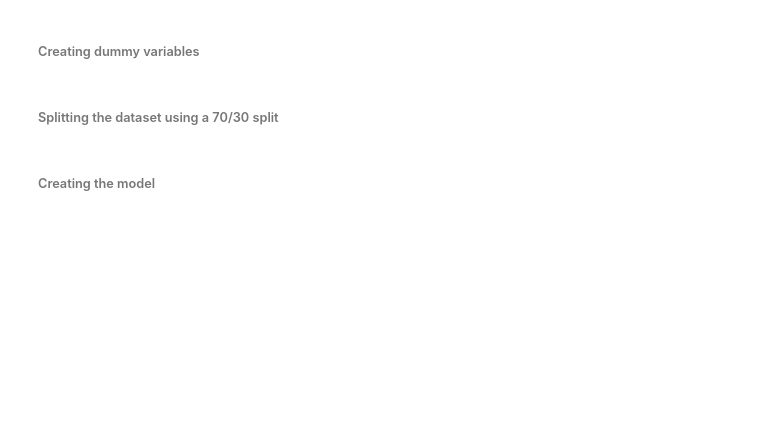
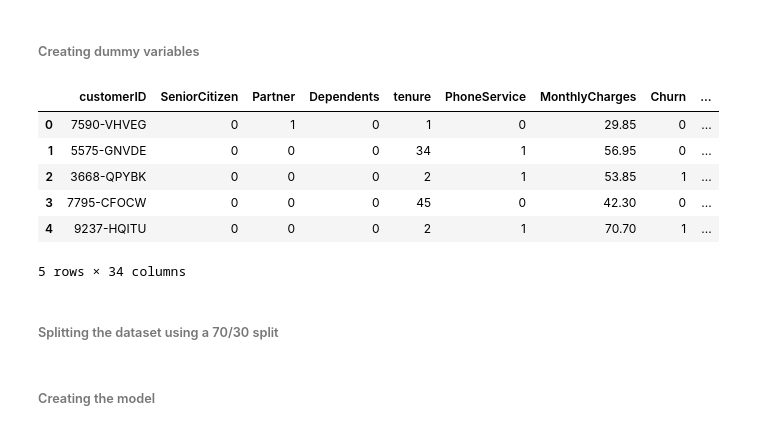
Before and after one commit to LordeUnicorn/Decision_tree, a Jupyter notebook: decision.ipynb, the cells around one changed output. Saved outputs shown, nothing was run; the diff lists cells and outputs as text; code cells hidden in the pictures; blank space fills up the shorter version.

```diff
--- a/decision.ipynb
+++ b/decision.ipynb
@@ -225,9 +236,19 @@ for i in cat_var:
 # %% [markdown]
 ###### Creating dummy variables
 # %%
-dummy = ['PhoneService','Contract','PaperlessBilling','MonthlyCharges']
-df_dummy = pd.get_dummies(data,prefix_sep='_',columns=dummy)
-df_dummy.drop(['PhoneService_0','Contract_0','PaperlessBilling_0','churn'],axis=1,inplace=True)
+dummy = ['MultipleLines','Contract','PaperlessBilling','InternetService','PaymentMethod','gender','OnlineSecurity','OnlineBackup','DeviceProtection','TechSupport','StreamingTV','StreamingMovies']
+df_dummy = pd.get_dummies(df,prefix_sep='_',columns=dummy)
+df_dummy.drop(['InternetService_0','PaperlessBilling_0','churn','gender_Female','OnlineSecurity_0','OnlineBackup_0','DeviceProtection_0','TechSupport_0','StreamingTV_0','StreamingMovies_0','TotalCharges'],axis=1,inplace=True)
+# %%
+df_dummy.head()
+# %% [output]
+|  | customerID | SeniorCitizen | Partner | Dependents | tenure | PhoneService | MonthlyCharges | Churn | ... |
+| 0 | 7590-VHVEG | 0 | 1 | 0 | 1 | 0 | 29.85 | 0 | ... |
+| 1 | 5575-GNVDE | 0 | 0 | 0 | 34 | 1 | 56.95 | 0 | ... |
+| 2 | 3668-QPYBK | 0 | 0 | 0 | 2 | 1 | 53.85 | 1 | ... |
+| 3 | 7795-CFOCW | 0 | 0 | 0 | 45 | 0 | 42.30 | 0 | ... |
+| 4 | 9237-HQITU | 0 | 0 | 0 | 2 | 1 | 70.70 | 1 | ... |
+5 rows × 34 columns
 # %%
 col = [i for i in df_dummy.columns if ((i != 'Churn') and (i != 'customerID'))]
 X = df_dummy[col]
```
Also changed, not shown: parts of 6 cells of this notebook.
